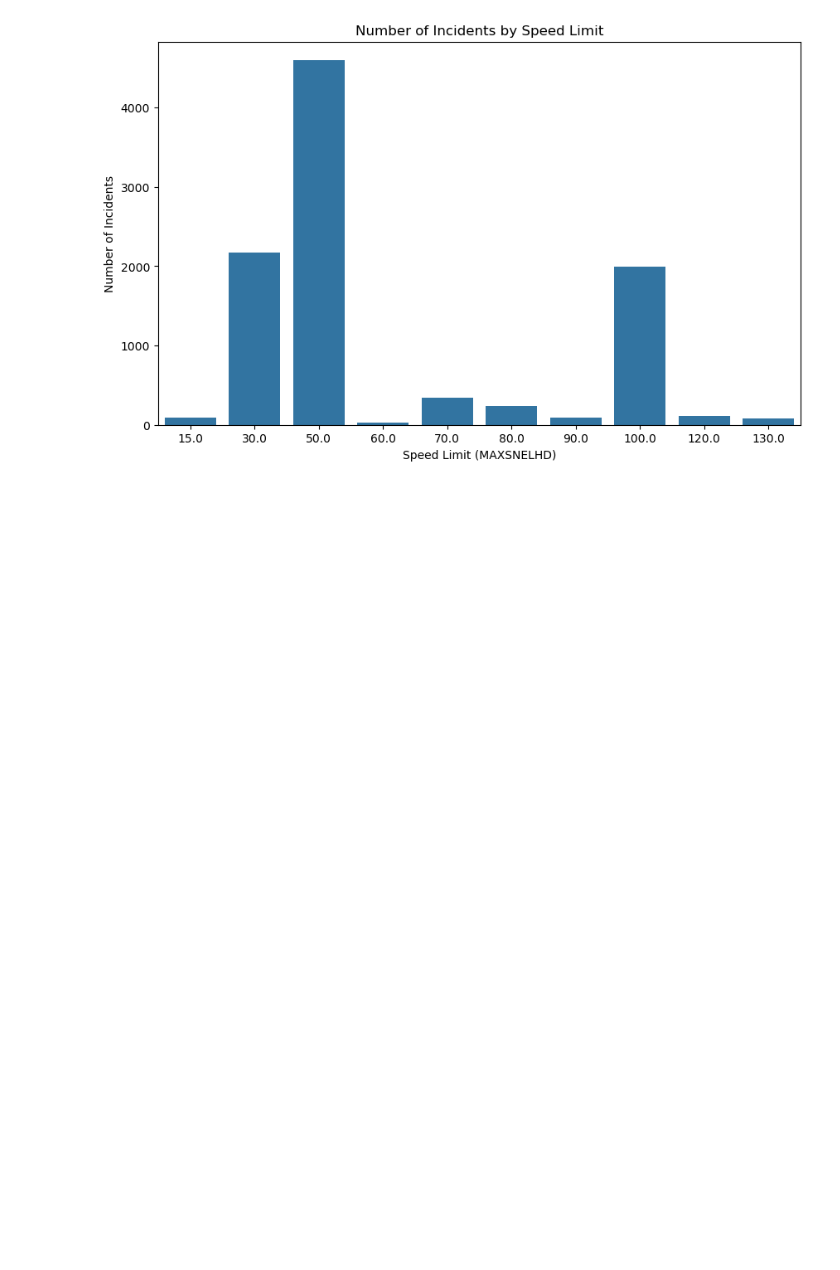
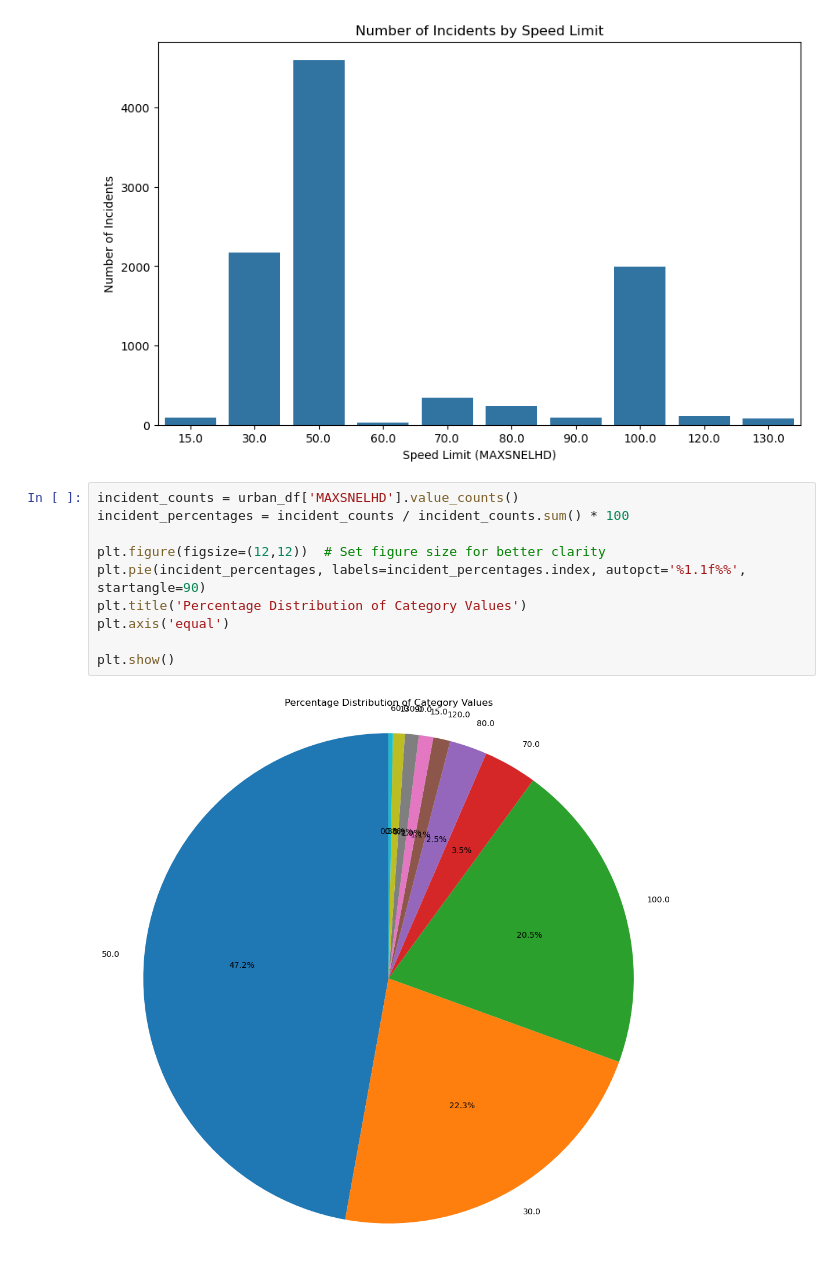
Before and after one commit to minkegroenendijk/6022, a Jupyter notebook: merge is gelukt.ipynb, the cells around one changed output. Saved outputs shown, nothing was run; the diff lists cells and outputs as text; blank space fills up the shorter version.

```diff
--- a/merge is gelukt.ipynb
+++ b/merge is gelukt.ipynb
@@ -36,3 +36,15 @@ plt.ylabel('Number of Incidents')
 plt.show()
 # %% [output]
 [figure]
+# %%
+incident_counts = urban_df['MAXSNELHD'].value_counts()
+incident_percentages = incident_counts / incident_counts.sum() * 100
+
+plt.figure(figsize=(12,12))  # Set figure size for better clarity
+plt.pie(incident_percentages, labels=incident_percentages.index, autopct='%1.1f%%', startangle=90)
+plt.title('Percentage Distribution of Category Values')
+plt.axis('equal')
+
+plt.show()
+# %% [output]
+[figure, added]
```
